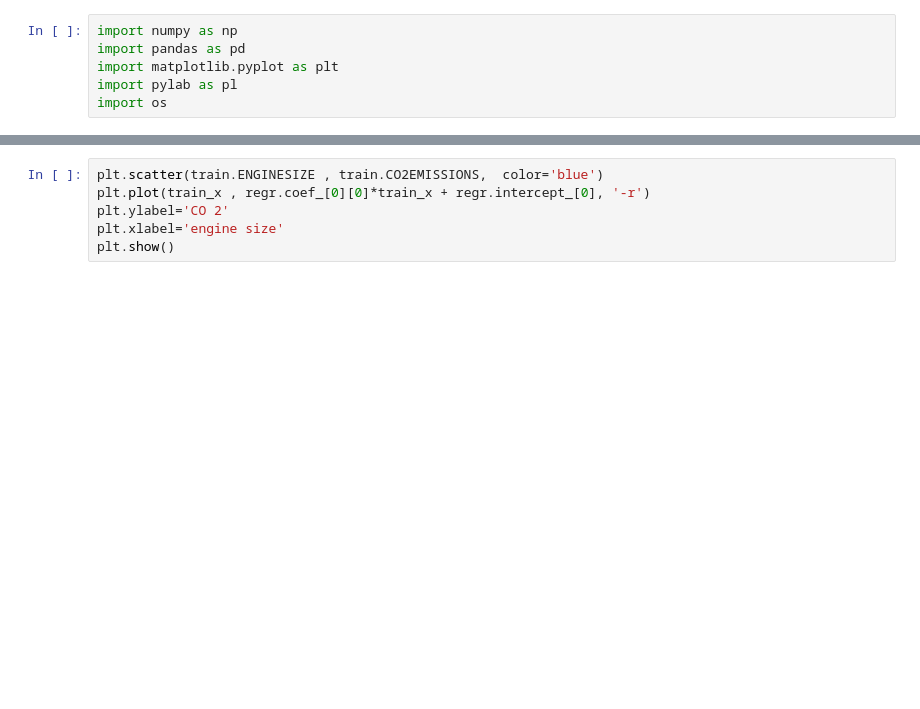
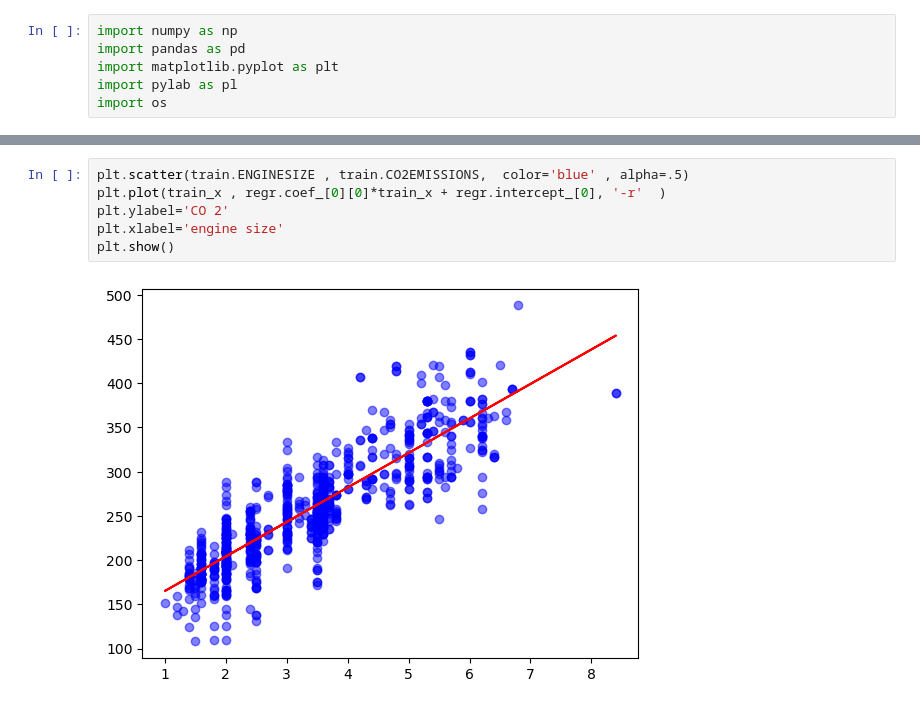
Before and after one commit to amiridk/MachineLearning, a Jupyter notebook: Regression/engine_co2.ipynb, the cells around one changed output, grey strips where cells are left out. Saved outputs shown, nothing was run; the diff lists cells and outputs as text; blank space fills up the shorter version.

```diff
--- a/Regression/engine_co2.ipynb
+++ b/Regression/engine_co2.ipynb
@@ -49,9 +109,11 @@ print('Intercept: ', regr.intercept_)
 # %%
-plt.scatter(train.ENGINESIZE , train.CO2EMISSIONS,  color='blue')
-plt.plot(train_x , regr.coef_[0][0]*train_x + regr.intercept_[0], '-r')
+plt.scatter(train.ENGINESIZE , train.CO2EMISSIONS,  color='blue' , alpha=.5)
+plt.plot(train_x , regr.coef_[0][0]*train_x + regr.intercept_[0], '-r'  )
 plt.ylabel='CO 2'
 plt.xlabel='engine size'
 plt.show()
+# %% [output]
+[figure, added]
 # %%
 from sklearn.metrics import r2_score
 
```
Also changed, not shown: parts of 9 cells of this notebook, 2 other files.
